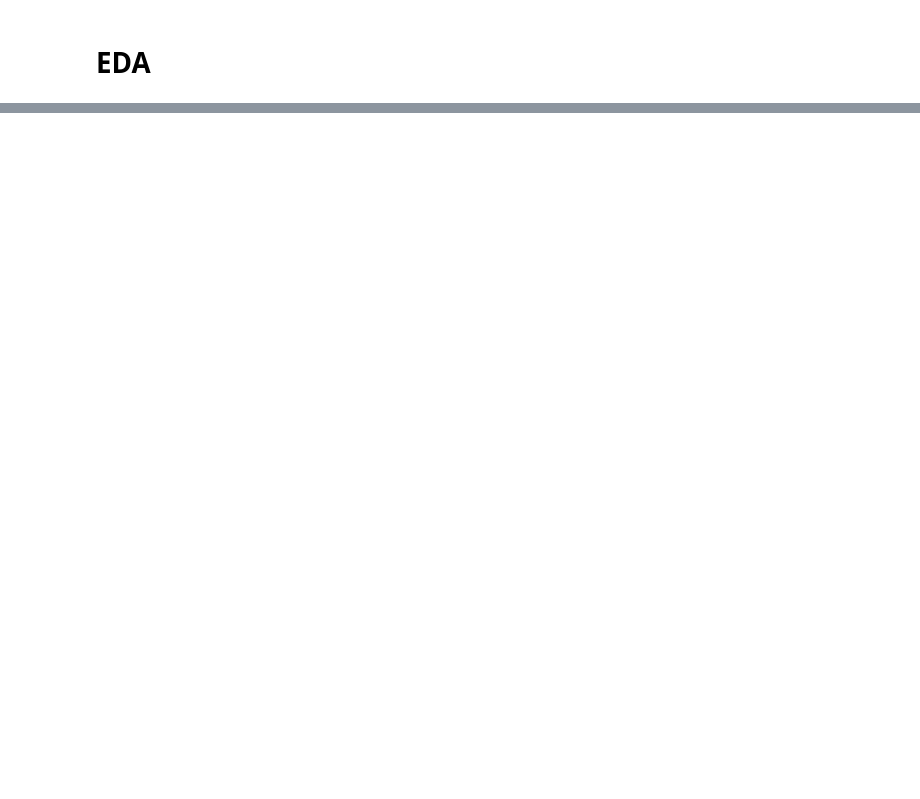
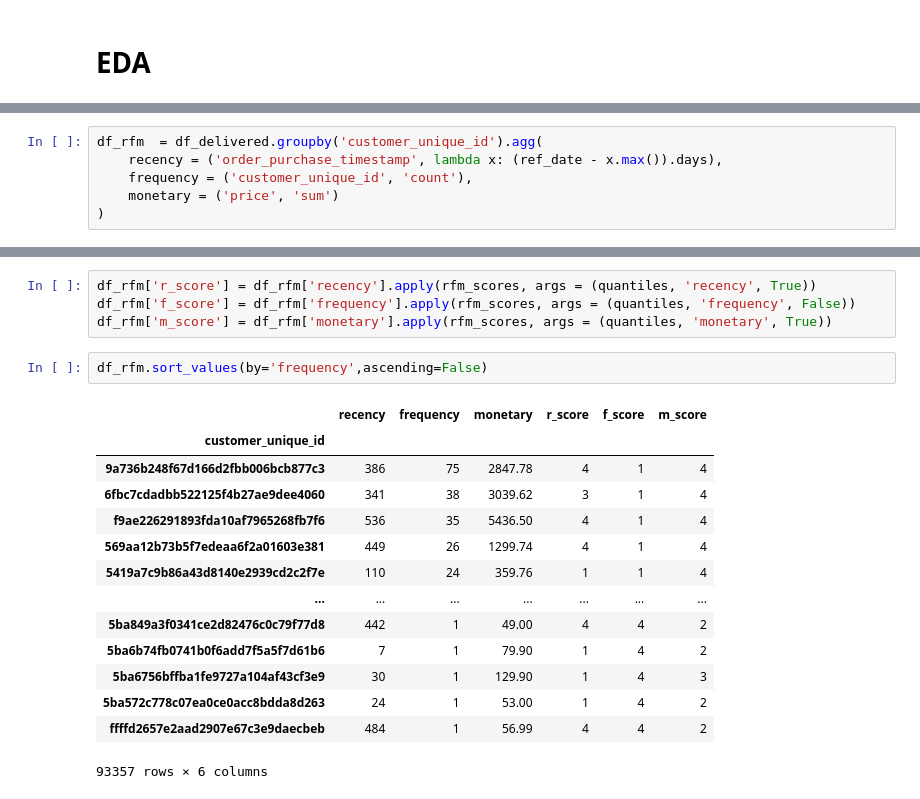
Before and after one commit to elaragao/Portifolio, a Jupyter notebook: RFM_Analysis.ipynb, the cells around one changed output, grey strips where cells are left out. Saved outputs shown, nothing was run; the diff lists cells and outputs as text; blank space fills up the shorter version.

```diff
--- a/RFM_Analysis.ipynb
+++ b/RFM_Analysis.ipynb
@@ -199,0 +219,6 @@ df_delivered.head()
+# %%
+df_rfm  = df_delivered.groupby('customer_unique_id').agg(
+    recency = ('order_purchase_timestamp', lambda x: (ref_date - x.max()).days),
+    frequency = ('customer_unique_id', 'count'),
+    monetary = ('price', 'sum')
+)
@@ -199,0 +307,21 @@ df_delivered.head()
+# %%
+df_rfm['r_score'] = df_rfm['recency'].apply(rfm_scores, args = (quantiles, 'recency', True))
+df_rfm['f_score'] = df_rfm['frequency'].apply(rfm_scores, args = (quantiles, 'frequency', False))
+df_rfm['m_score'] = df_rfm['monetary'].apply(rfm_scores, args = (quantiles, 'monetary', True))
+# %%
+df_rfm.sort_values(by='frequency',ascending=False)
+# %% [output]
+|  | recency | frequency | monetary | r_score | f_score | m_score |
+| customer_unique_id |  |  |  |  |  |  |
+| 9a736b248f67d166d2fbb006bcb877c3 | 386 | 75 | 2847.78 | 4 | 1 | 4 |
+| 6fbc7cdadbb522125f4b27ae9dee4060 | 341 | 38 | 3039.62 | 3 | 1 | 4 |
+| f9ae226291893fda10af7965268fb7f6 | 536 | 35 | 5436.50 | 4 | 1 | 4 |
+| 569aa12b73b5f7edeaa6f2a01603e381 | 449 | 26 | 1299.74 | 4 | 1 | 4 |
+| 5419a7c9b86a43d8140e2939cd2c2f7e | 110 | 24 | 359.76 | 1 | 1 | 4 |
+| ... | ... | ... | ... | ... | ... | ... |
+| 5ba849a3f0341ce2d82476c0c79f77d8 | 442 | 1 | 49.00 | 4 | 4 | 2 |
+| 5ba6b74fb0741b0f6add7f5a5f7d61b6 | 7 | 1 | 79.90 | 1 | 4 | 2 |
+| 5ba6756bffba1fe9727a104af43cf3e9 | 30 | 1 | 129.90 | 1 | 4 | 3 |
+| 5ba572c778c07ea0ce0acc8bdda8d263 | 24 | 1 | 53.00 | 1 | 4 | 2 |
+| ffffd2657e2aad2907e67c3e9daecbeb | 484 | 1 | 56.99 | 4 | 4 | 2 |
+93357 rows × 6 columns
```
Also changed, not shown: parts of 18 cells of this notebook.
